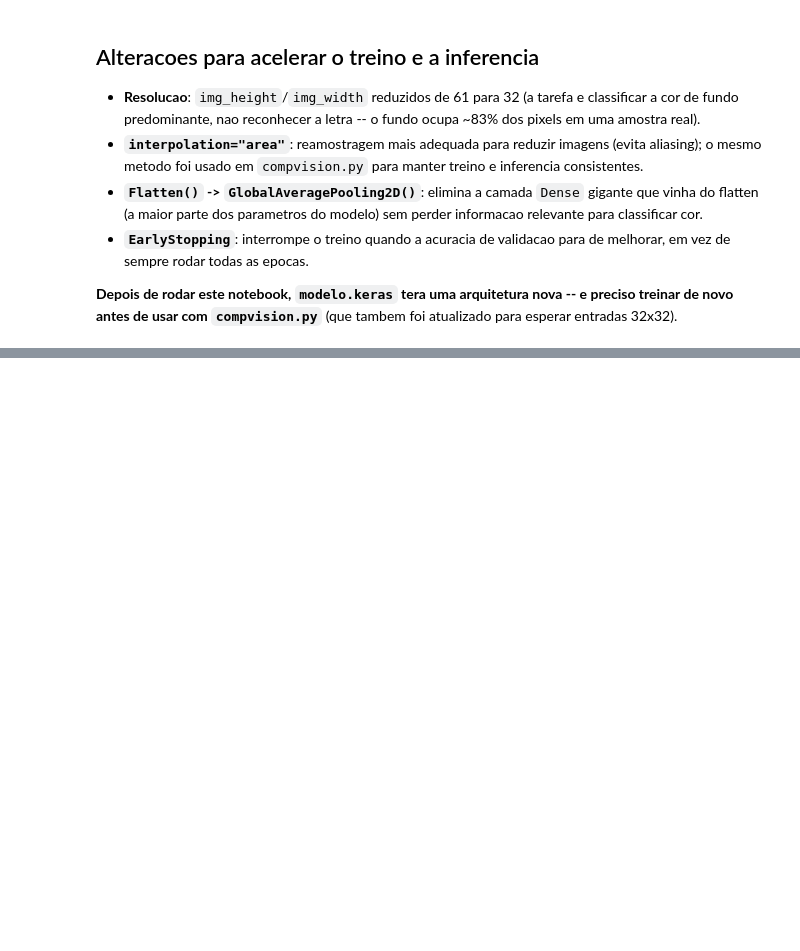
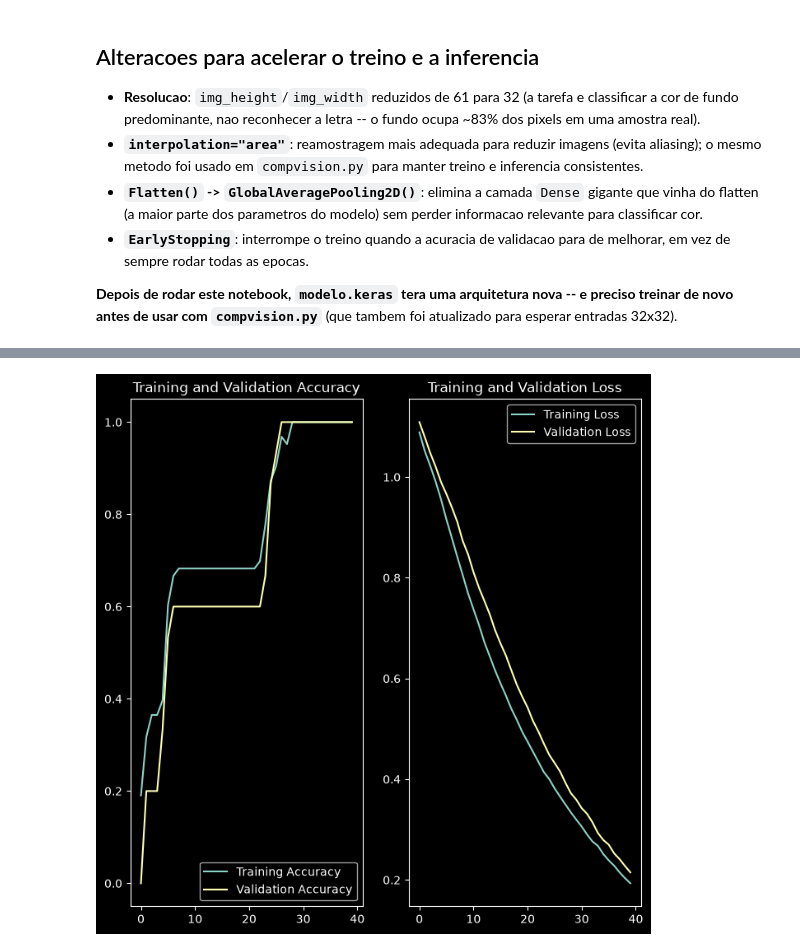
Before and after one commit to LuizHenriqueMartinsDias/termo-player, a Jupyter notebook: src/model.ipynb, the cells around one changed output, grey strips where cells are left out. Drawn from its saved outputs; the diff is of its cells as text; code cells hidden in the pictures; blank space fills up the shorter version.

```diff
--- a/src/model.ipynb
+++ b/src/model.ipynb
@@ -94,8 +133,20 @@ num_classes = len(class_names)
 # classificando uma cor de fundo predominante, nao uma forma -- e
 # derruba drasticamente o numero de parametros da camada Dense sem
 # perder a informacao relevante para essa tarefa.
+#
+# RandomRotation/RandomTranslation/RandomZoom: com so ~26 imagens por
+# classe (78 no total), o modelo ve os MESMOS exemplos em toda epoca,
+# o que favorece decorar em vez de generalizar. Essas camadas aplicam
+# pequenas variacoes aleatorias (so durante o treino -- na inferencia
+# via predict()/tf.function elas nao fazem nada) para o modelo ver
+# cada imagem de um jeito um pouco diferente a cada epoca. Os valores
+# sao propositalmente pequenos para nao alterar muito a proporcao da
+# cor de fundo, que e o que importa para essa tarefa.
 model = Sequential([
   layers.Rescaling(1./255, input_shape=(img_height, img_width, 3)),
+  layers.RandomRotation(0.05),
+  layers.RandomTranslation(0.08, 0.08),
+  layers.RandomZoom(0.08),
   layers.Conv2D(8, 3, padding='same', activation='relu'),
   layers.MaxPooling2D(),
   layers.GlobalAveragePooling2D(),
@@ -111,14 +184,17 @@ model.summary()
 # %%
 import time
 
-epochs = 30
-# EarlyStopping interrompe o treino assim que a acuracia de validacao
-# para de melhorar por algumas epocas seguidas (em vez de sempre rodar
-# as 30 epocas inteiras) e devolve os melhores pesos vistos -- em geral
-# treina mais rapido, sem piorar o resultado final.
+epochs = 40
+# monitor="val_loss" em vez de "val_accuracy": com um conjunto de
+# validacao pequeno (~15 imagens), a acuracia so pode assumir poucos
+# valores possiveis (multiplos de 1/15) e fica "presa" nesses saltos
+# por varias epocas mesmo com o modelo melhorando de verdade por
+# baixo. val_loss e continuo e reflete a evolucao real do treino de
+# forma mais confiavel nesse cenario.
 early_stopping = tf.keras.callbacks.EarlyStopping(
-    monitor="val_accuracy",
-    patience=3,
+    monitor="val_loss",
+    mode="min",
+    patience=8,
     restore_best_weights=True,
 )
 
@@ -130,3 +206,6 @@ history = model.fit(
   callbacks=[early_stopping]
 )
 print(f"Tempo total de treino: {time.time() - inicio:.1f}s ({len(history.epoch)} epocas)")
+print("accuracy por epoca:", [round(a, 3) for a in history.history['accuracy']])
+print("val_accuracy por epoca:", [round(a, 3) for a in history.history['val_accuracy']])
+print("val_loss por epoca:", [round(a, 3) for a in history.history['val_loss']])
@@ -133,25 +230,30 @@ print(f"Tempo total de treino: {time.time() - inicio:.1f}s ({len(history.epoch)}
 # %%
 acc = history.history['accuracy']
 val_acc = history.history['val_accuracy']
 
 loss = history.history['loss']
 val_loss = history.history['val_loss']
 
-epochs_range = range(epochs)
+# range(epochs) supunha que o treino sempre rodaria todas as epocas do
+# teto (epochs=30). Com EarlyStopping o treino pode parar antes disso,
+# entao o eixo x precisa refletir quantas epocas rodaram de fato.
+epochs_range = range(len(acc))
 
 plt.figure(figsize=(8, 8))
 plt.subplot(1, 2, 1)
 plt.plot(epochs_range, acc, label='Training Accuracy')
 plt.plot(epochs_range, val_acc, label='Validation Accuracy')
 plt.legend(loc='lower right')
 plt.title('Training and Validation Accuracy')
 
 plt.subplot(1, 2, 2)
 plt.plot(epochs_range, loss, label='Training Loss')
 plt.plot(epochs_range, val_loss, label='Validation Loss')
 plt.legend(loc='upper right')
 plt.title('Training and Validation Loss')
 plt.show()
+# %% [output]
+[figure, added]
 # %%
 caminho_imagem = pathlib.Path("../data/images/amarelo/a.png")
 img = tf.keras.utils.load_img(caminho_imagem, target_size=(img_height, img_width))
```
Also changed, not shown: parts of 12 cells of this notebook, 4 other files.
